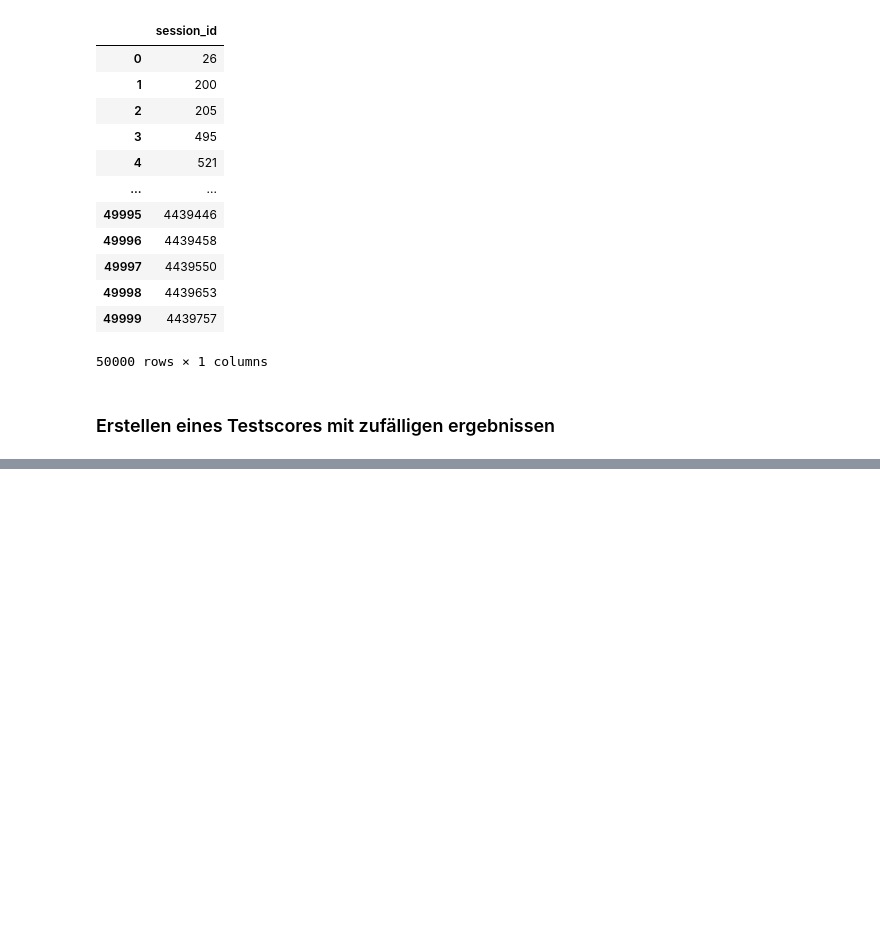
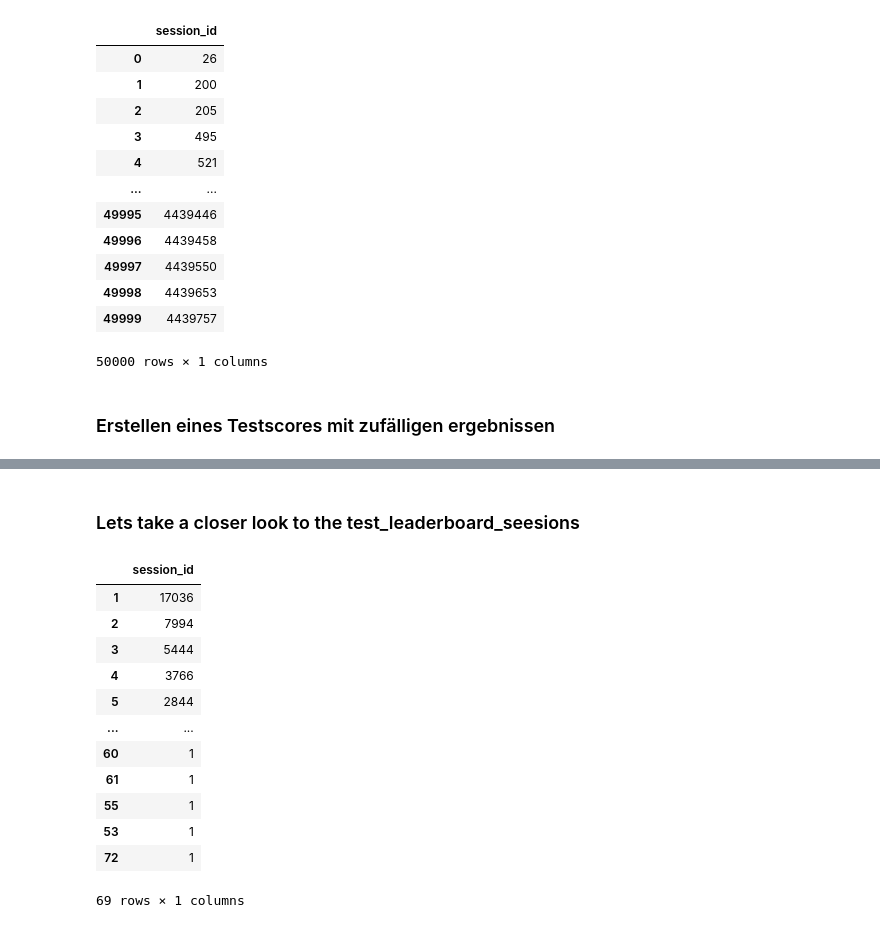
Before and after one commit to Ananassio/Data-Science_lab, a Jupyter notebook: Project/Data.ipynb, the cells around one changed output, grey strips where cells are left out. Drawn from its saved outputs; the diff is of its cells as text; code cells hidden in the pictures; blank space fills up the shorter version.

```diff
--- a/Project/Data.ipynb
+++ b/Project/Data.ipynb
@@ -231,3 +233,5 @@ test.head(102)
 102 rows × 2 columns
 # %%
 test.to_csv('test.csv')
+# %% [markdown]
+### Lets take a closer look to the test_leaderboard_seesions
@@ -233,0 +241,16 @@ test.to_csv('test.csv')
+# %%
+A.to_frame()
+# %% [output]
+|  | session_id |
+| 1 | 17036 |
+| 2 | 7994 |
+| 3 | 5444 |
+| 4 | 3766 |
+| 5 | 2844 |
+| ... | ... |
+| 60 | 1 |
+| 61 | 1 |
+| 55 | 1 |
+| 53 | 1 |
+| 72 | 1 |
+69 rows × 1 columns
```
Also changed, not shown: parts of 6 cells of this notebook.
